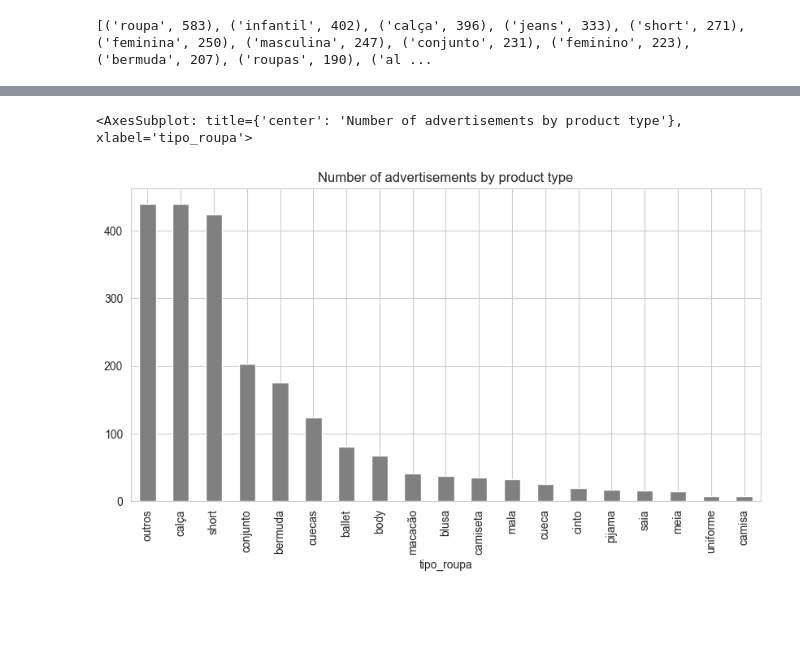
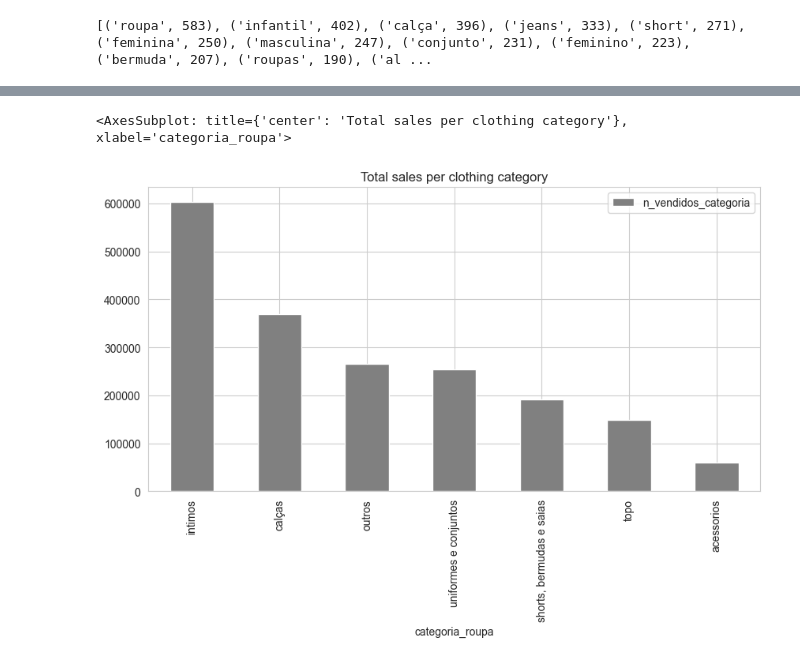
Before and after one commit to LissesCastro/Webscrapping-Marketplace-BR, a Jupyter notebook: analise.ipynb, the cells around one changed output, grey strips where cells are left out. Cells and saved outputs as stored; diff of their text form; code cells hidden in the pictures; blank space fills up the shorter version.

```diff
--- a/analise.ipynb
+++ b/analise.ipynb
@@ -126,2 +168,7 @@ print(word_count.most_common(100))
 pecas = ['calça', 'short', 'conjunto', 'bermuda', 'shorts', 'cuecas', 'ballet', 'body', 'saia', 'blusa', 'bermudas', 'uniforme', 'macacão',
          'cueca', 'camiseta', 'meia', 'calças', 'conjuntos', 'mala', 'cinto', 'pijama', 'camisa', 'boné']
+# %%
+df['Título'] = df['Título'].apply(lambda x: x.lower())
+df['tipo_peca'] = df['Título'].apply(lambda x: tipifica_roupa(x, pecas=pecas))
+df['kit'] = df['Título'].apply(verifica_kit)
+df['receita_prod'] = df['Preco_com_desconto']*df['n_vendidos_categoria']
@@ -127,0 +177,10 @@ pecas = ['calça', 'short', 'conjunto', 'bermuda', 'shorts', 'cuecas', 'ballet',
+# %%
+#Categorizing clothes in larger categories
+categorias_roupas = {'shorts, bermudas e saias': ['short', 'shorts', 'bermuda', 'bermudas', 'saia'],
+              'calças': ['calça', 'calças'],
+              'topo': ['blusa', 'camiseta', 'camisa'],
+              'uniformes e conjuntos': ['conjunto', 'ballet', 'uniforme', 'macacão', 'conjuntos', 'pijama', 'body'],
+              'intimos': ['cuecas', 'cueca', 'meia'],
+              'acessorios': ['mala', 'cinto', 'boné']}
+# %%
+df['categoria_roupa'] = df['tipo_peca'].apply(lambda x: categoriza_roupas(x, dicionario=categorias_roupas))
@@ -144,9 +206,4 @@ percentil = 0.95
 for col in vars_correcao:
     valor_percentil = df[col].quantile(percentil)
     df[col] = df[col].apply(lambda x: x if x <= valor_percentil else valor_percentil)
-# %%
-df['Título'] = df['Título'].apply(lambda x: x.lower())
-df['tipo_roupa'] = df['Título'].apply(tipifica_roupa)
-df['kit'] = df['Título'].apply(verifica_kit)
-df['receita_prod'] = df['Preco_com_desconto']*df['n_vendidos_categoria']
 # %% [markdown]
@@ -158,5 +222,6 @@ plota_variaveis_numericas(df, df.select_dtypes(include=np.number).columns.to_lis
 # %%
-df['tipo_roupa'].value_counts().plot(kind='bar', color='gray', figsize=(10, 5), title='Number of advertisements by product type')
+df[['categoria_roupa','n_vendidos_categoria']].groupby('categoria_roupa').sum().sort_values(by='n_vendidos_categoria', ascending=False)\
+.plot(kind='bar', color='gray', figsize=(10, 5), title='Total sales per clothing category')
 # %% [output]
-<AxesSubplot: title={'center': 'Number of advertisements by product type'}, xlabel='tipo_roupa'>
+<AxesSubplot: title={'center': 'Total sales per clothing category'}, xlabel='categoria_roupa'>
-[figure, old version]
+[figure, new version]
```
Also changed, not shown: parts of 28 cells of this notebook.
